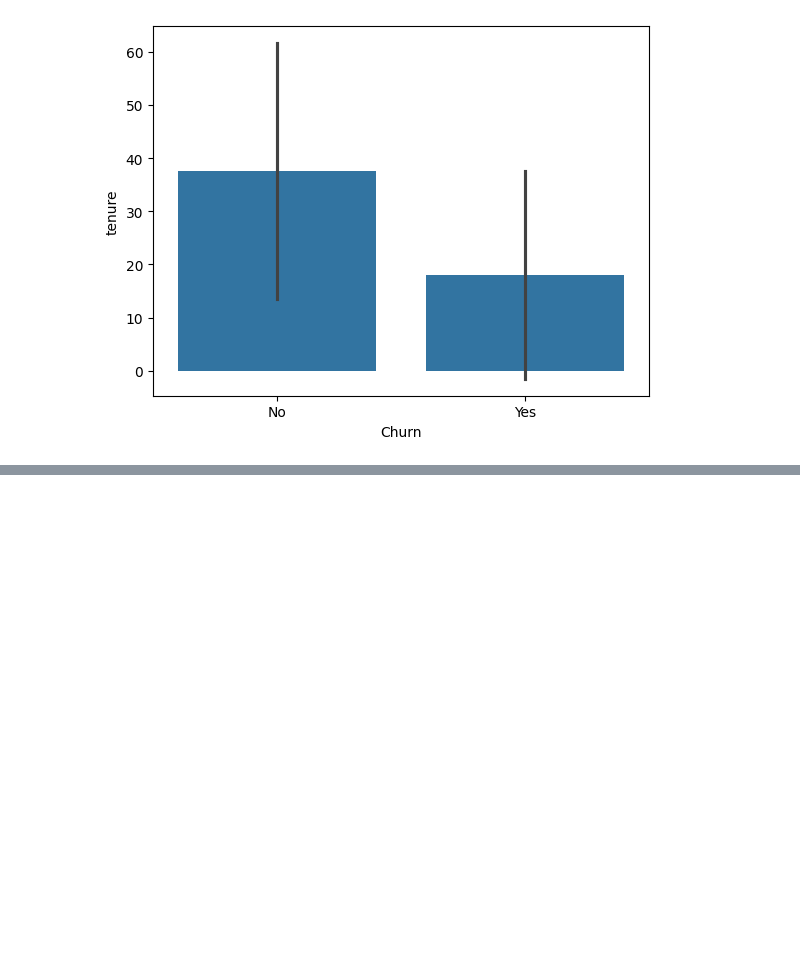
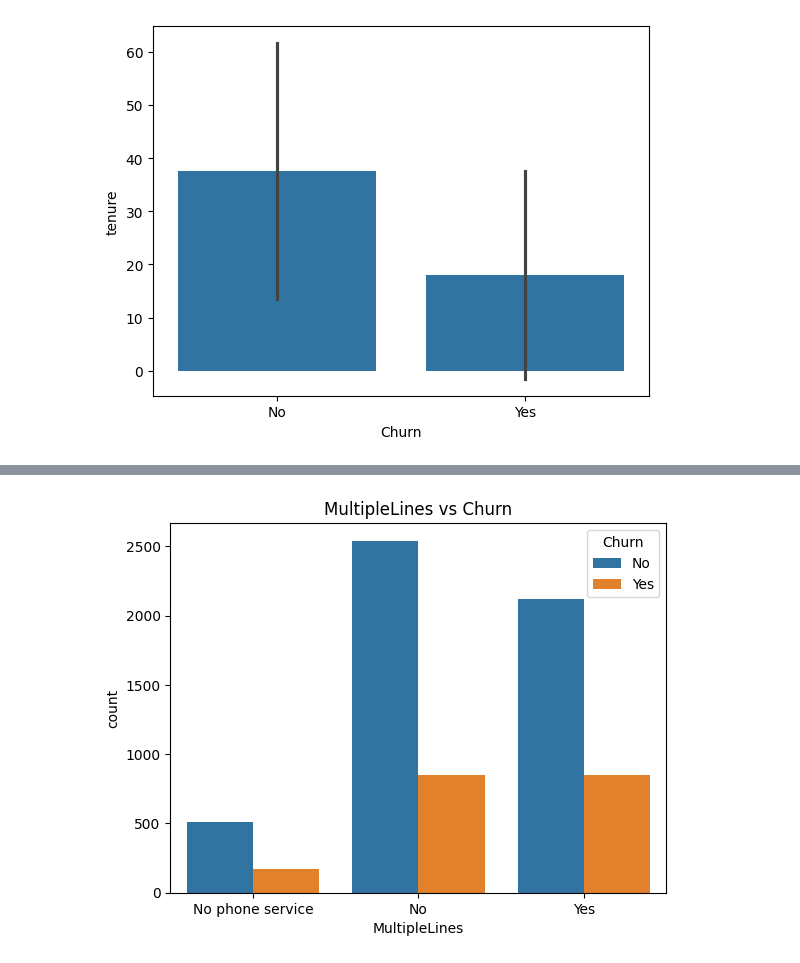
Before and after one commit to Deb-bie/customer-churn-prediction, a Jupyter notebook: notebooks/01_data_exploration/eda_overview.ipynb, the cells around one changed output, grey strips where cells are left out. Drawn from its saved outputs; the diff is of its cells as text; code cells hidden in the pictures; blank space fills up the shorter version.

```diff
--- a/notebooks/01_data_exploration/eda_overview.ipynb
+++ b/notebooks/01_data_exploration/eda_overview.ipynb
@@ -549,0 +575,6 @@ sns.barplot(data=df, x='Churn', y='tenure', errorbar='sd')
+# %%
+sns.countplot(data=df, x='MultipleLines', hue='Churn')
+plt.title("MultipleLines vs Churn")
+plt.show()
+# %% [output]
+[figure, added]
```
Also changed, not shown: parts of 16 cells of this notebook.
